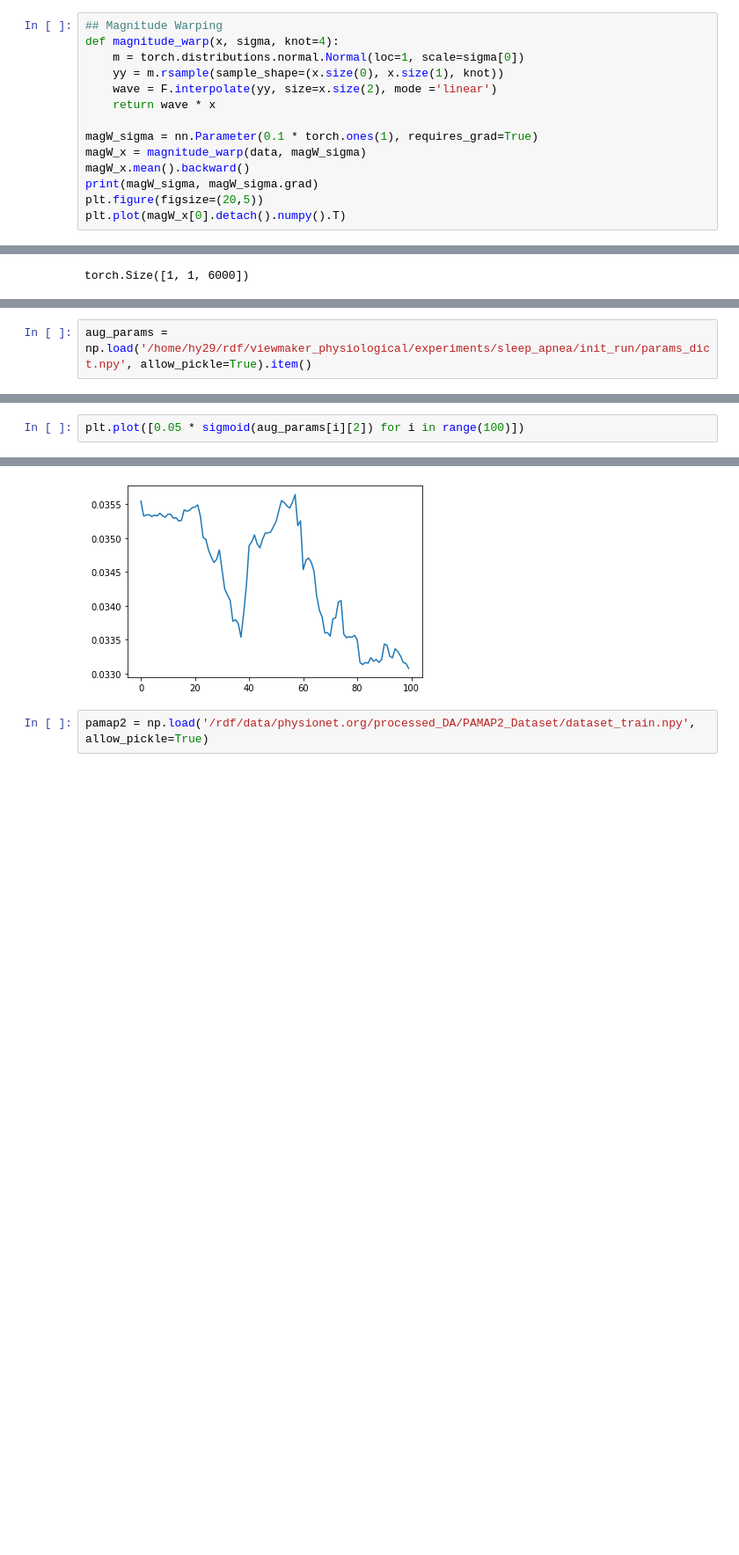
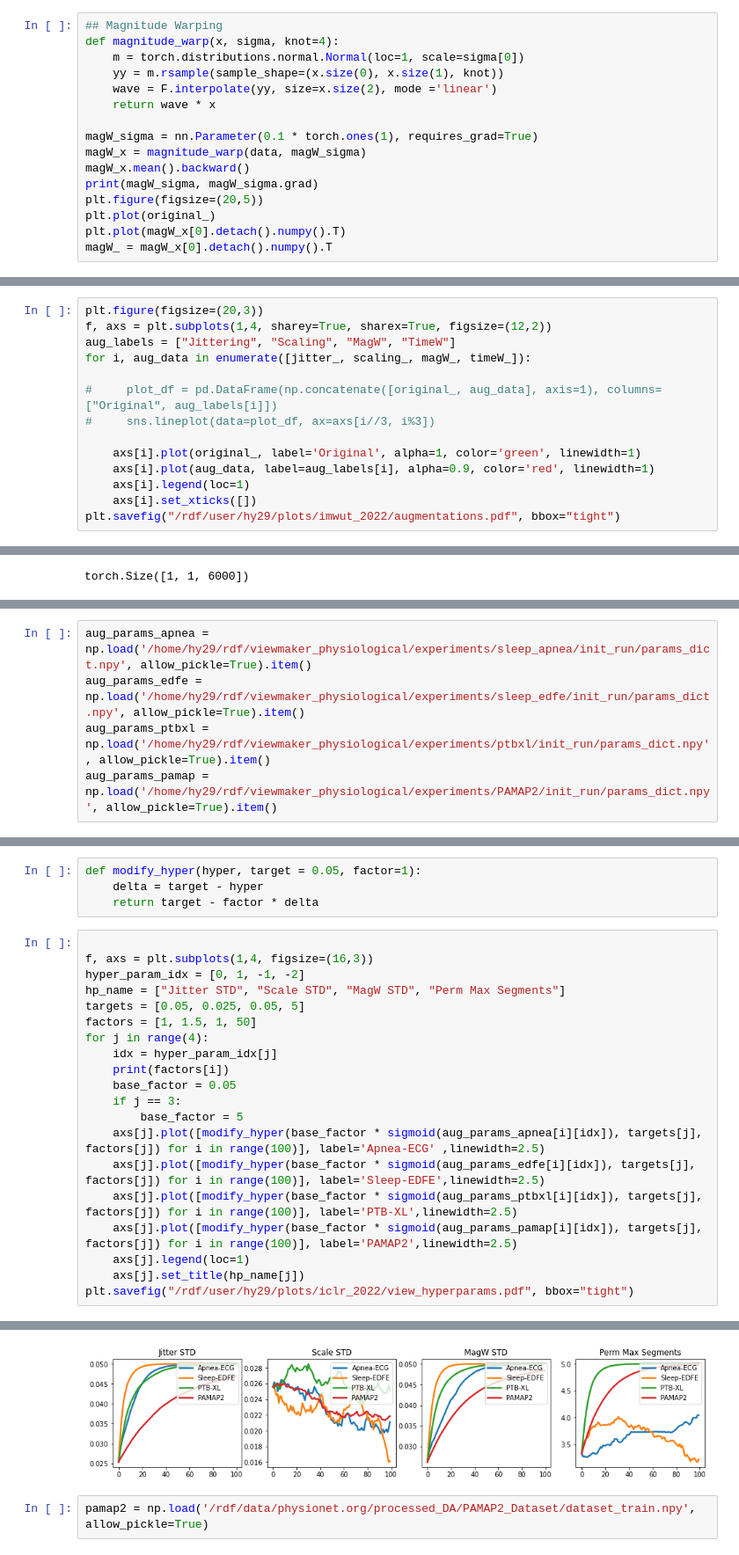
Before and after one commit to comp-well-org/LEAVES, a Jupyter notebook: torch_data_augmentation.ipynb, the cells around one changed output, grey strips where cells are left out. Shown at 88% size. Drawn from its saved outputs; the diff is of its cells as text; blank space fills up the shorter version.

```diff
--- a/torch_data_augmentation.ipynb
+++ b/torch_data_augmentation.ipynb
@@ -309,6 +260,8 @@ magW_x = magnitude_warp(data, magW_sigma)
 magW_x.mean().backward()
 print(magW_sigma, magW_sigma.grad)
 plt.figure(figsize=(20,5))
+plt.plot(original_)
 plt.plot(magW_x[0].detach().numpy().T)
+magW_ = magW_x[0].detach().numpy().T
 # %% [output]
 Parameter containing:
@@ -340,0 +419,14 @@ test_permute
+# %%
+plt.figure(figsize=(20,3))
+f, axs = plt.subplots(1,4, sharey=True, sharex=True, figsize=(12,2))
+aug_labels = ["Jittering", "Scaling", "MagW", "TimeW"]
+for i, aug_data in enumerate([jitter_, scaling_, magW_, timeW_]):
+
+#     plot_df = pd.DataFrame(np.concatenate([original_, aug_data], axis=1), columns=["Original", aug_labels[i]])
+#     sns.lineplot(data=plot_df, ax=axs[i//3, i%3])
+
+    axs[i].plot(original_, label='Original', alpha=1, color='green', linewidth=1)
+    axs[i].plot(aug_data, label=aug_labels[i], alpha=0.9, color='red', linewidth=1)
+    axs[i].legend(loc=1)
+    axs[i].set_xticks([])
+plt.savefig("/rdf/user/hy29/plots/imwut_2022/augmentations.pdf", bbox="tight")
@@ -533,3 +609,6 @@ plt.legend()
 # %%
-aug_params = np.load('/home/hy29/rdf/viewmaker_physiological/experiments/sleep_apnea/init_run/params_dict.npy', allow_pickle=True).item()
+aug_params_apnea = np.load('/home/hy29/rdf/viewmaker_physiological/experiments/sleep_apnea/init_run/params_dict.npy', allow_pickle=True).item()
+aug_params_edfe = np.load('/home/hy29/rdf/viewmaker_physiological/experiments/sleep_edfe/init_run/params_dict.npy', allow_pickle=True).item()
+aug_params_ptbxl = np.load('/home/hy29/rdf/viewmaker_physiological/experiments/ptbxl/init_run/params_dict.npy', allow_pickle=True).item()
+aug_params_pamap = np.load('/home/hy29/rdf/viewmaker_physiological/experiments/PAMAP2/init_run/params_dict.npy', allow_pickle=True).item()
 # %%
@@ -537,3 +616,25 @@ jitter_sigma, scaling_sigma, rotation_prob, mixture_weights, nromal_mean, nromal
+# %%
+def modify_hyper(hyper, target = 0.05, factor=1):
+    delta = target - hyper
+    return target - factor * delta
 # %%
-plt.plot([0.05 * sigmoid(aug_params[i][2]) for i in range(100)])
+
+f, axs = plt.subplots(1,4, figsize=(16,3))
+hyper_param_idx = [0, 1, -1, -2]
+hp_name = ["Jitter STD", "Scale STD", "MagW STD", "Perm Max Segments"]
+targets = [0.05, 0.025, 0.05, 5]
+factors = [1, 1.5, 1, 50]
+for j in range(4):
+    idx = hyper_param_idx[j]
+    print(factors[i])
+    base_factor = 0.05
+    if j == 3:
+        base_factor = 5
+    axs[j].plot([modify_hyper(base_factor * sigmoid(aug_params_apnea[i][idx]), targets[j], factors[j]) for i in range(100)], label='Apnea-ECG' ,linewidth=2.5)
+    axs[j].plot([modify_hyper(base_factor * sigmoid(aug_params_edfe[i][idx]), targets[j], factors[j]) for i in range(100)], label='Sleep-EDFE',linewidth=2.5)
+    axs[j].plot([modify_hyper(base_factor * sigmoid(aug_params_ptbxl[i][idx]), targets[j], factors[j]) for i in range(100)], label='PTB-XL',linewidth=2.5)
+    axs[j].plot([modify_hyper(base_factor * sigmoid(aug_params_pamap[i][idx]), targets[j], factors[j]) for i in range(100)], label='PAMAP2',linewidth=2.5)
+    axs[j].legend(loc=1)
+    axs[j].set_title(hp_name[j])
+plt.savefig("/rdf/user/hy29/plots/iclr_2022/view_hyperparams.pdf", bbox="tight")
 # %% [output]
@@ -541,3 +645,3 @@ plt.plot([0.05 * sigmoid(aug_params[i][2]) for i in range(100)])
-[figure, old version]
+[figure, new version]
 # %%
 pamap2 = np.load('/rdf/data/physionet.org/processed_DA/PAMAP2_Dataset/dataset_train.npy', allow_pickle=True)
```
Also changed, not shown: parts of 36 cells of this notebook, 6 other files.
